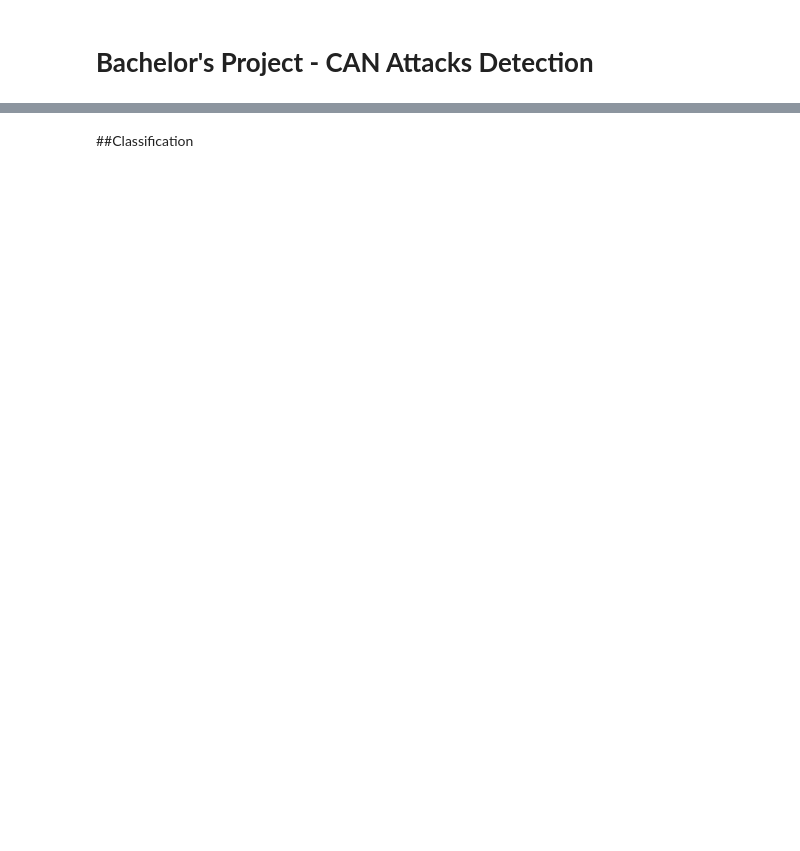
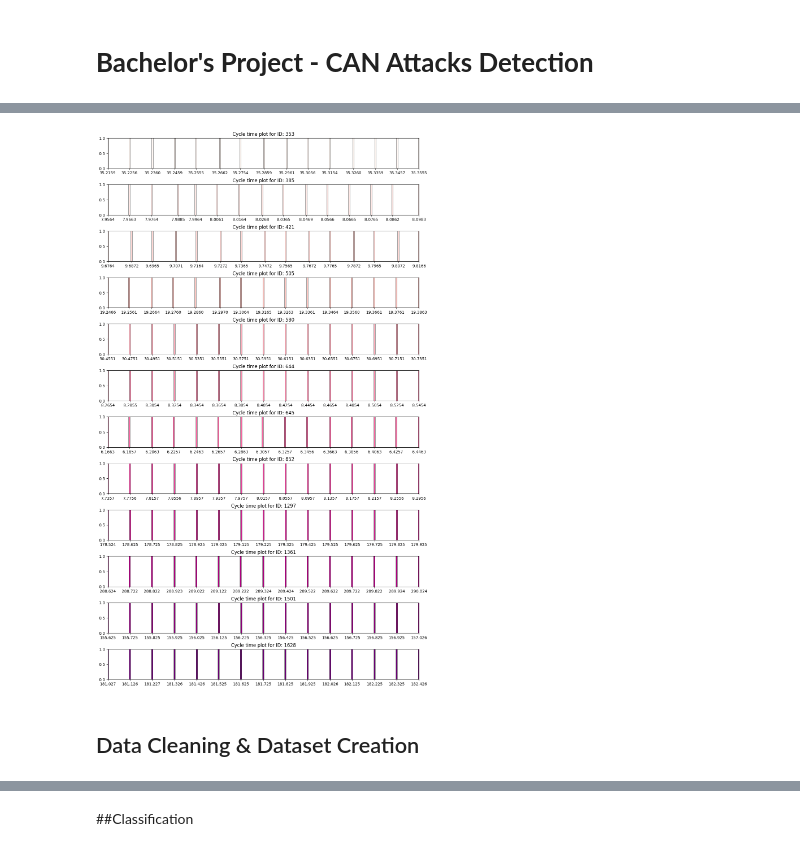
Before and after one commit to nicoletavoinea/BachelorProject, a Jupyter notebook: bachelor_project/GoogleColab/CANAttacksDetection.ipynb, the cells around one changed output, grey strips where cells are left out. Drawn from its saved outputs; the diff is of its cells as text; code cells hidden in the pictures; blank space fills up the shorter version.

```diff
--- a/bachelor_project/GoogleColab/CANAttacksDetection.ipynb
+++ b/bachelor_project/GoogleColab/CANAttacksDetection.ipynb
@@ -113,0 +85,24 @@ labels=np.array(labels)
+# %%
+def CycleTimePlots(ids):
+  fig, axes = plt.subplots(nrows=12, ncols=1, figsize=(12, 20))
+  fig.tight_layout(pad=2)
+  colormap = mpl.colormaps['RdPu']
+  colors = [colormap(i / len(ids)) for i in range(len(ids))]
+  for index, id in enumerate(ids):
+    message=inputdata[inputdata['ID']==id]
+    random_number=random.randint(1, 3400)
+    message=message[random_number:random_number+15]
+    x=message['Time']
+    y=message['ByteNo']
+
+    for entry in x:
+      axes[index].axvline(x=entry, color='black', linewidth=4, linestyle='solid')
+      axes[index].axvline(x=entry, color=colors[index], linewidth=3, linestyle='solid')
+    lowerlimit=x.iloc[0]
+    upperlimit=x.iloc[-1]
+    axes[index].set_xlim(lowerlimit, upperlimit)
+    axes[index].set_xticks(x)
+    axes[index].set_title(f"Cycle time plot for ID: {id}")
+
+
+  plt.show()
@@ -113,0 +128,6 @@ labels=np.array(labels)
+# %%
+CycleTimePlots(IDs['ID'])
+# %% [output]
+[figure, added]
+# %% [markdown]
+## Data Cleaning & Dataset Creation
```
Also changed, not shown: parts of 78 cells of this notebook.
